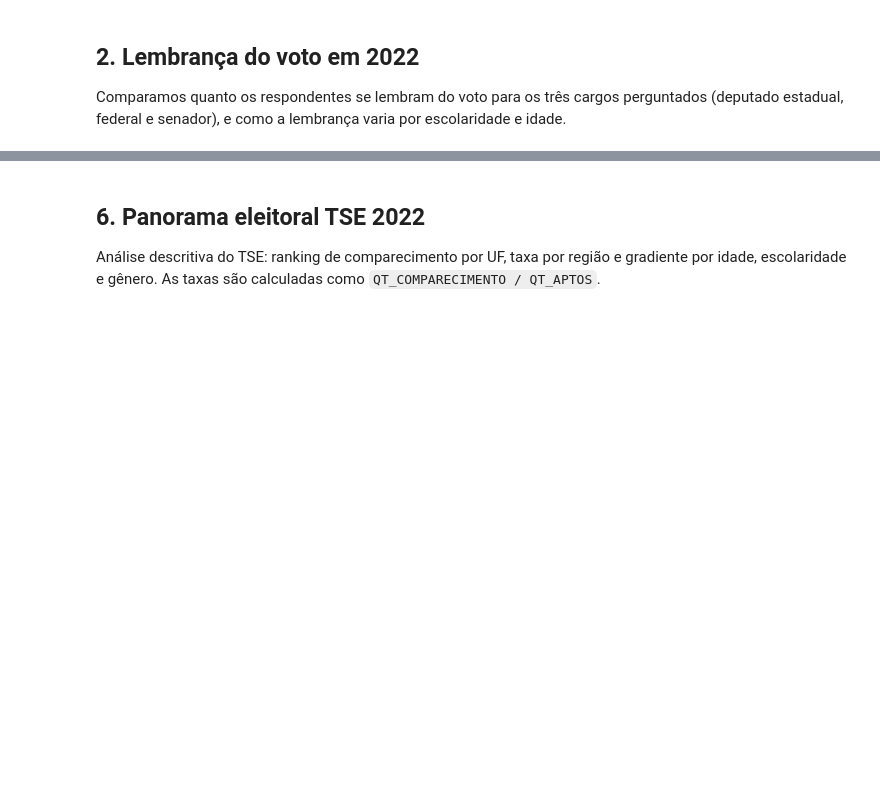
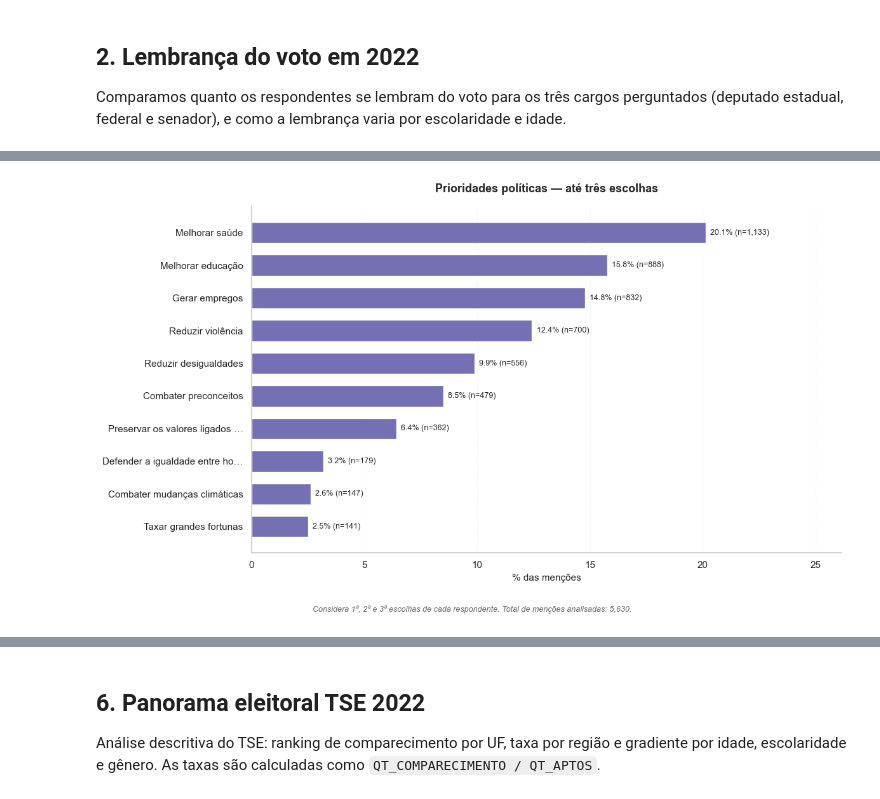
Before and after one commit to edfeherr/projeto-eda-democracia, a Jupyter notebook: notebooks/02_analises_exploratorias.ipynb, the cells around one changed output, grey strips where cells are left out. Drawn from its saved outputs; the diff is of its cells as text; code cells hidden in the pictures; blank space fills up the shorter version.

```diff
--- a/notebooks/02_analises_exploratorias.ipynb
+++ b/notebooks/02_analises_exploratorias.ipynb
@@ -364,15 +422,39 @@ plt.show()
 # %%
-# Frequência acumulada nas 3 posições — captura prioridades menos óbvias.
-# Algumas propostas raramente são citadas em 1º lugar mas aparecem muito em 2º/3º.
+# === Gráfico 2: Até três escolhas ===
+# Denominador = total de menções (não respondentes), pois cada respondente pode citar até 3.
 cols_p2 = ["P_02_1", "P_02_2", "P_02_3"]
 todas_prio = pd.concat([df_cesop[c] for c in cols_p2], ignore_index=True).dropna()
-freq_acum = todas_prio.value_counts(normalize=True).head(10) * 100
+total_mencoes = len(todas_prio)
 
-fig, ax = plt.subplots(figsize=(11, 6))
-freq_acum.sort_values().plot.barh(ax=ax, color="#7570b3")
-ax.set_title("Prioridades mais citadas — qualquer das 3 posições")
+acum_raw = todas_prio.value_counts().head(10)
+df_acum = pd.DataFrame({"pct": acum_raw / total_mencoes * 100, "n": acum_raw})
+df_acum.index = [_abrev_prio(i) for i in df_acum.index]
+df_acum = df_acum.sort_values("pct")  # maior fica no topo
+
+COR_ACUM = "#7570b3"  # roxo — diferencia visualmente do gráfico de 1ª escolha
+
+fig, ax = plt.subplots(figsize=(12, 7))
+bars = ax.barh(df_acum.index, df_acum["pct"], color=COR_ACUM, height=0.65)
+
+ax.set_title("Prioridades políticas — até três escolhas", pad=16)
 ax.set_xlabel("% das menções")
+ax.set_xlim(0, df_acum["pct"].max() * 1.30)
 ax.set_ylabel("")
-plt.tight_layout()
+ax.grid(axis="y", visible=False)
+ax.grid(axis="x", alpha=0.2, linestyle="--", linewidth=0.7)
+ax.spines["top"].set_visible(False)
+ax.spines["right"].set_visible(False)
+
+for bar, pct, n in zip(bars, df_acum["pct"], df_acum["n"]):
+    ax.text(pct + 0.2, bar.get_y() + bar.get_height() / 2,
+            f"{pct:.1f}% (n={int(n):,})", va="center", fontsize=9)
+
+fig.text(0.5, 0.01,
+         f"Considera 1ª, 2ª e 3ª escolhas de cada respondente. "
+         f"Total de menções analisadas: {total_mencoes:,}.",
+         ha="center", fontsize=9, color="#666666", style="italic")
+plt.tight_layout(rect=[0, 0.05, 1, 1])
 plt.show()
+# %% [output]
+[figure, added]
 # %%
```
Also changed, not shown: parts of 19 cells of this notebook.
